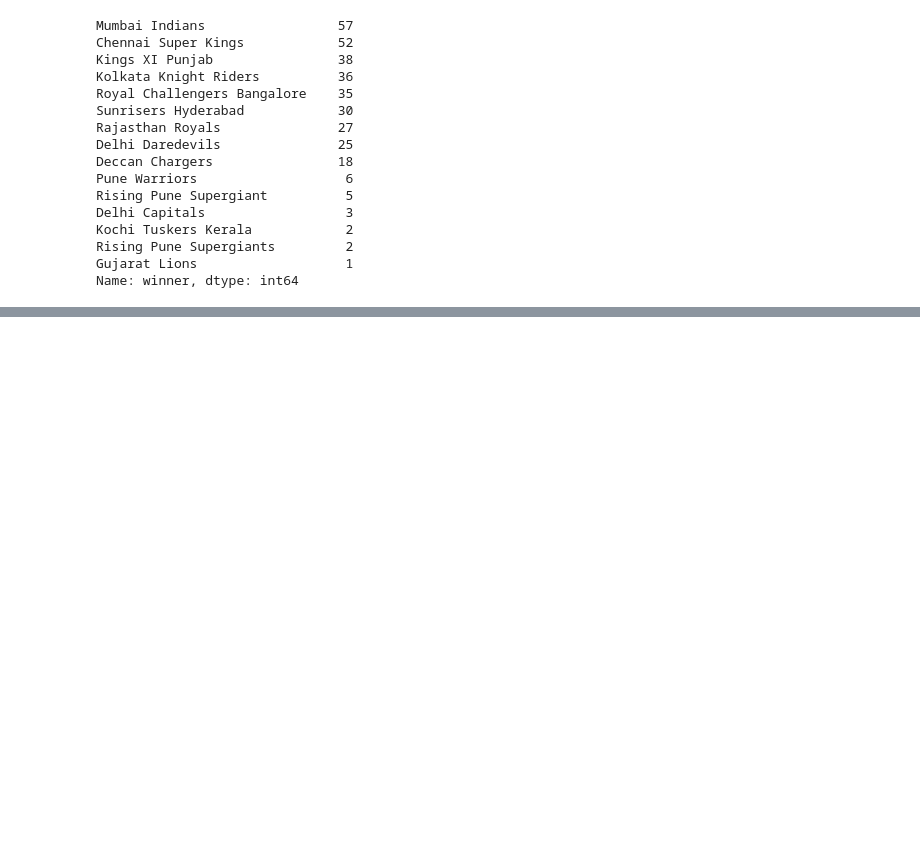
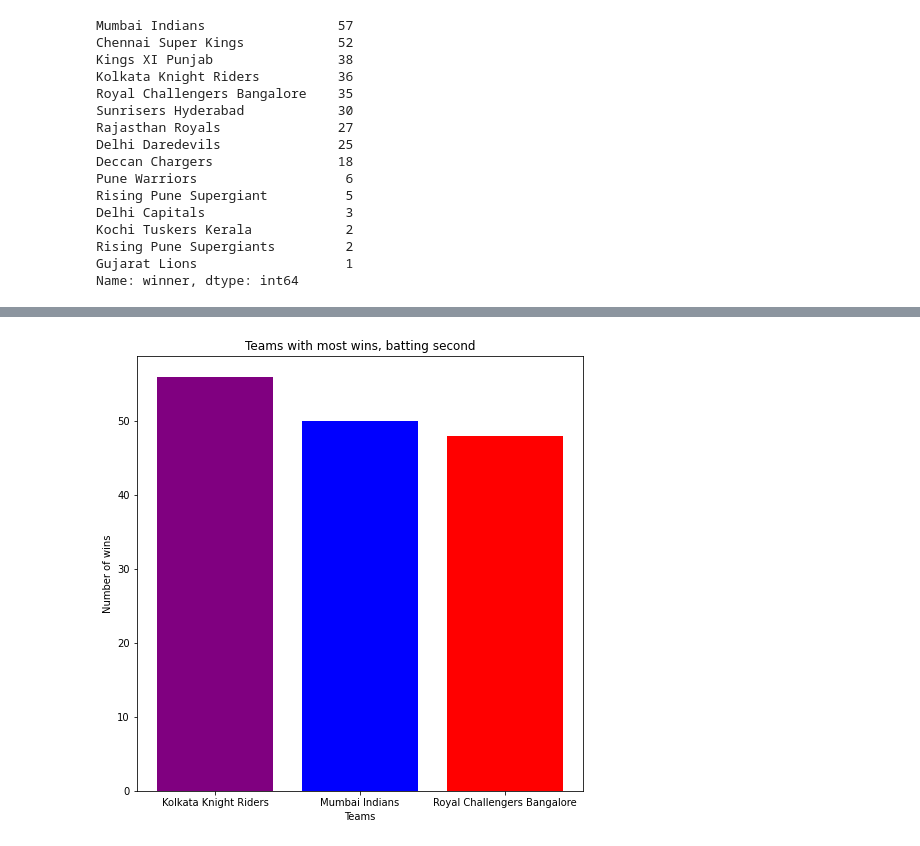
Before and after one commit to World-of-ML-AI/Data-Analysis-Tools, a Jupyter notebook: Exploratory Data Analysis Projects/IPL Dataset EDA/IPL Exploratory Data Analysis.ipynb, the cells around one changed output, grey strips where cells are left out. Saved outputs shown, nothing was run; the diff lists cells and outputs as text; code cells hidden in the pictures; blank space fills up the shorter version.

```diff
--- a/Exploratory Data Analysis Projects/IPL Dataset EDA/IPL Exploratory Data Analysis.ipynb
+++ b/Exploratory Data Analysis Projects/IPL Dataset EDA/IPL Exploratory Data Analysis.ipynb
@@ -174,0 +224,10 @@ plt.show()
+# %%
+# Making a bar plot of top 3 teams with most wins after batting first
+plt.figure(figsize= (8, 8))
+plt.bar(list(batting_second['winner'].value_counts()[0:3].keys()), list(batting_second['winner'].value_counts()[0:3]), color = ['purple', 'blue', 'red'])
+plt.title("Teams with most wins, batting second")
+plt.xlabel("Teams")
+plt.ylabel("Number of wins")
+plt.show()
+# %% [output]
+[figure, added]
```
Also changed, not shown: parts of 22 cells of this notebook.
